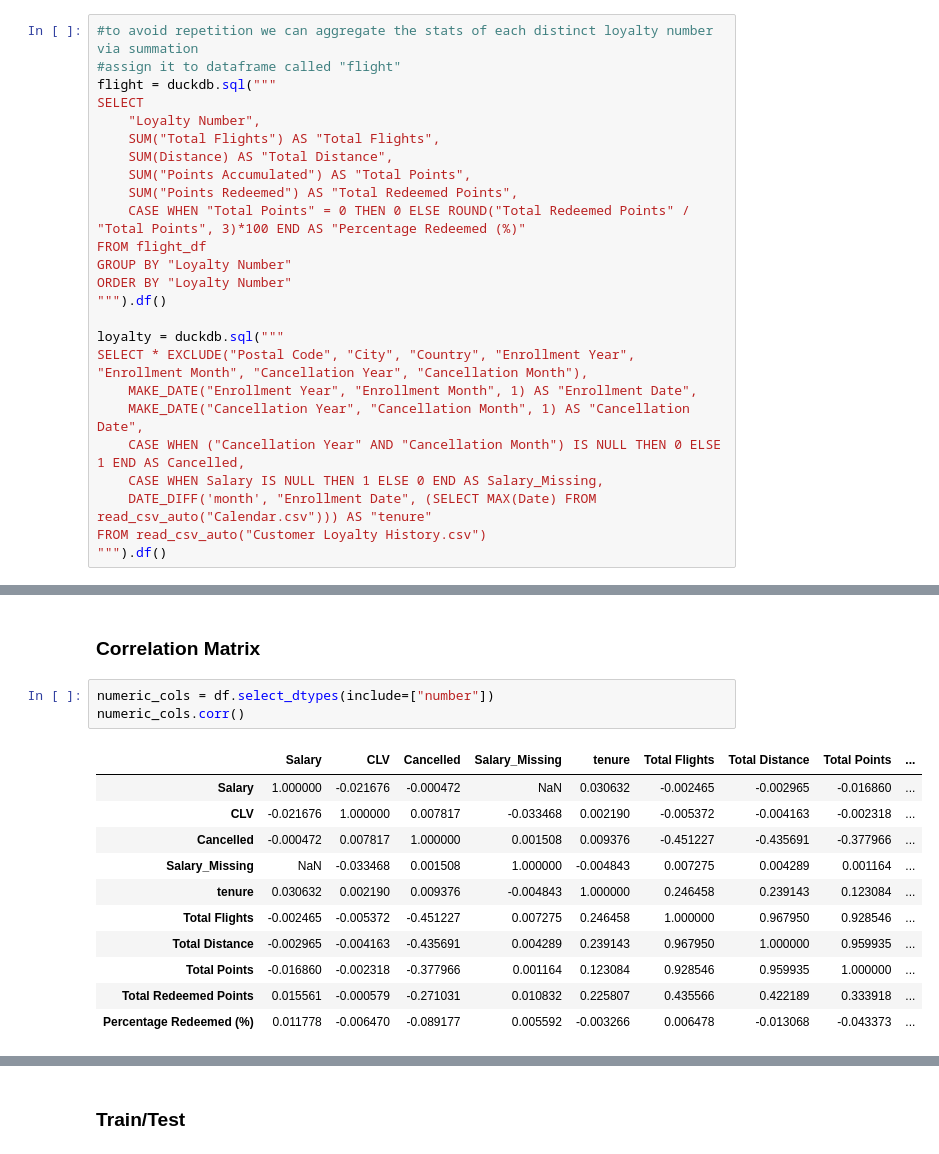
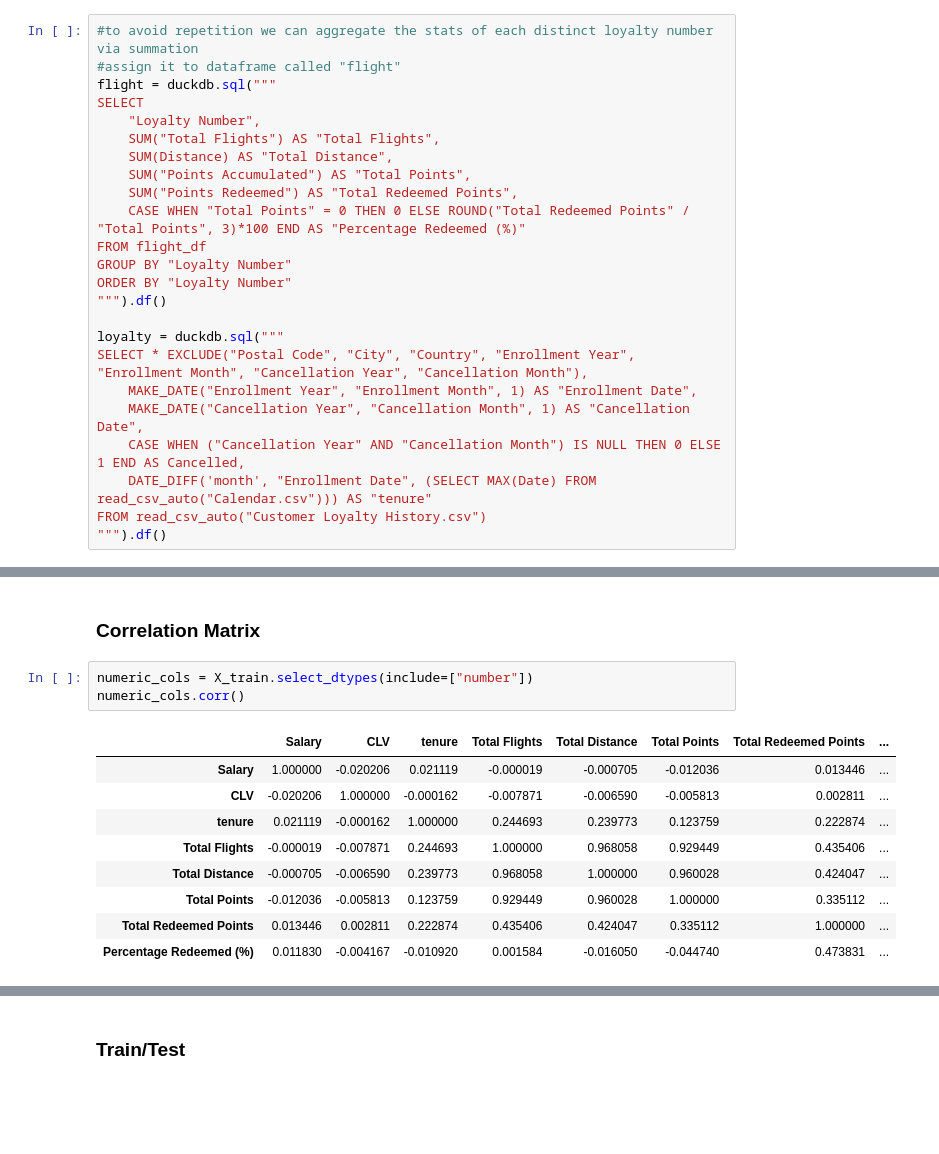
Before and after one commit to LeviZ08/Airline-Loyalty-Program-Churn-and-Analytics-, a Jupyter notebook: Airline_Analysis.ipynb, the cells around one changed output, grey strips where cells are left out. Cells and saved outputs as stored; diff of their text form; blank space fills up the shorter version.

```diff
--- a/Airline_Analysis.ipynb
+++ b/Airline_Analysis.ipynb
@@ -178,7 +182,6 @@ SELECT * EXCLUDE("Postal Code", "City", "Country", "Enrollment Year", "Enrollmen
     MAKE_DATE("Enrollment Year", "Enrollment Month", 1) AS "Enrollment Date",
     MAKE_DATE("Cancellation Year", "Cancellation Month", 1) AS "Cancellation Date",
     CASE WHEN ("Cancellation Year" AND "Cancellation Month") IS NULL THEN 0 ELSE 1 END AS Cancelled,
-    CASE WHEN Salary IS NULL THEN 1 ELSE 0 END AS Salary_Missing,
     DATE_DIFF('month', "Enrollment Date", (SELECT MAX(Date) FROM read_csv_auto("Calendar.csv"))) AS "tenure"
 FROM read_csv_auto("Customer Loyalty History.csv")
 """).df()
@@ -275,20 +297,18 @@ plt.show()
 # %% [markdown]
 ### Correlation Matrix
 # %%
-numeric_cols = df.select_dtypes(include=["number"])
+numeric_cols = X_train.select_dtypes(include=["number"])
 numeric_cols.corr()
 # %% [output]
-|  | Salary | CLV | Cancelled | Salary_Missing | tenure | Total Flights | Total Distance | Total Points | ... |
-| Salary | 1.000000 | -0.021676 | -0.000472 | NaN | 0.030632 | -0.002465 | -0.002965 | -0.016860 | ... |
-| CLV | -0.021676 | 1.000000 | 0.007817 | -0.033468 | 0.002190 | -0.005372 | -0.004163 | -0.002318 | ... |
-| Cancelled | -0.000472 | 0.007817 | 1.000000 | 0.001508 | 0.009376 | -0.451227 | -0.435691 | -0.377966 | ... |
-| Salary_Missing | NaN | -0.033468 | 0.001508 | 1.000000 | -0.004843 | 0.007275 | 0.004289 | 0.001164 | ... |
-| tenure | 0.030632 | 0.002190 | 0.009376 | -0.004843 | 1.000000 | 0.246458 | 0.239143 | 0.123084 | ... |
-| Total Flights | -0.002465 | -0.005372 | -0.451227 | 0.007275 | 0.246458 | 1.000000 | 0.967950 | 0.928546 | ... |
-| Total Distance | -0.002965 | -0.004163 | -0.435691 | 0.004289 | 0.239143 | 0.967950 | 1.000000 | 0.959935 | ... |
-| Total Points | -0.016860 | -0.002318 | -0.377966 | 0.001164 | 0.123084 | 0.928546 | 0.959935 | 1.000000 | ... |
-| Total Redeemed Points | 0.015561 | -0.000579 | -0.271031 | 0.010832 | 0.225807 | 0.435566 | 0.422189 | 0.333918 | ... |
-| Percentage Redeemed (%) | 0.011778 | -0.006470 | -0.089177 | 0.005592 | -0.003266 | 0.006478 | -0.013068 | -0.043373 | ... |
+|  | Salary | CLV | tenure | Total Flights | Total Distance | Total Points | Total Redeemed Points | ... |
+| Salary | 1.000000 | -0.020206 | 0.021119 | -0.000019 | -0.000705 | -0.012036 | 0.013446 | ... |
+| CLV | -0.020206 | 1.000000 | -0.000162 | -0.007871 | -0.006590 | -0.005813 | 0.002811 | ... |
+| tenure | 0.021119 | -0.000162 | 1.000000 | 0.244693 | 0.239773 | 0.123759 | 0.222874 | ... |
+| Total Flights | -0.000019 | -0.007871 | 0.244693 | 1.000000 | 0.968058 | 0.929449 | 0.435406 | ... |
+| Total Distance | -0.000705 | -0.006590 | 0.239773 | 0.968058 | 1.000000 | 0.960028 | 0.424047 | ... |
+| Total Points | -0.012036 | -0.005813 | 0.123759 | 0.929449 | 0.960028 | 1.000000 | 0.335112 | ... |
+| Total Redeemed Points | 0.013446 | 0.002811 | 0.222874 | 0.435406 | 0.424047 | 0.335112 | 1.000000 | ... |
+| Percentage Redeemed (%) | 0.011830 | -0.004167 | -0.010920 | 0.001584 | -0.016050 | -0.044740 | 0.473831 | ... |
 # %%
 corr_matrix = numeric_cols.corr().abs()
 
```
Also changed, not shown: parts of 49 cells of this notebook, 1 other file.
